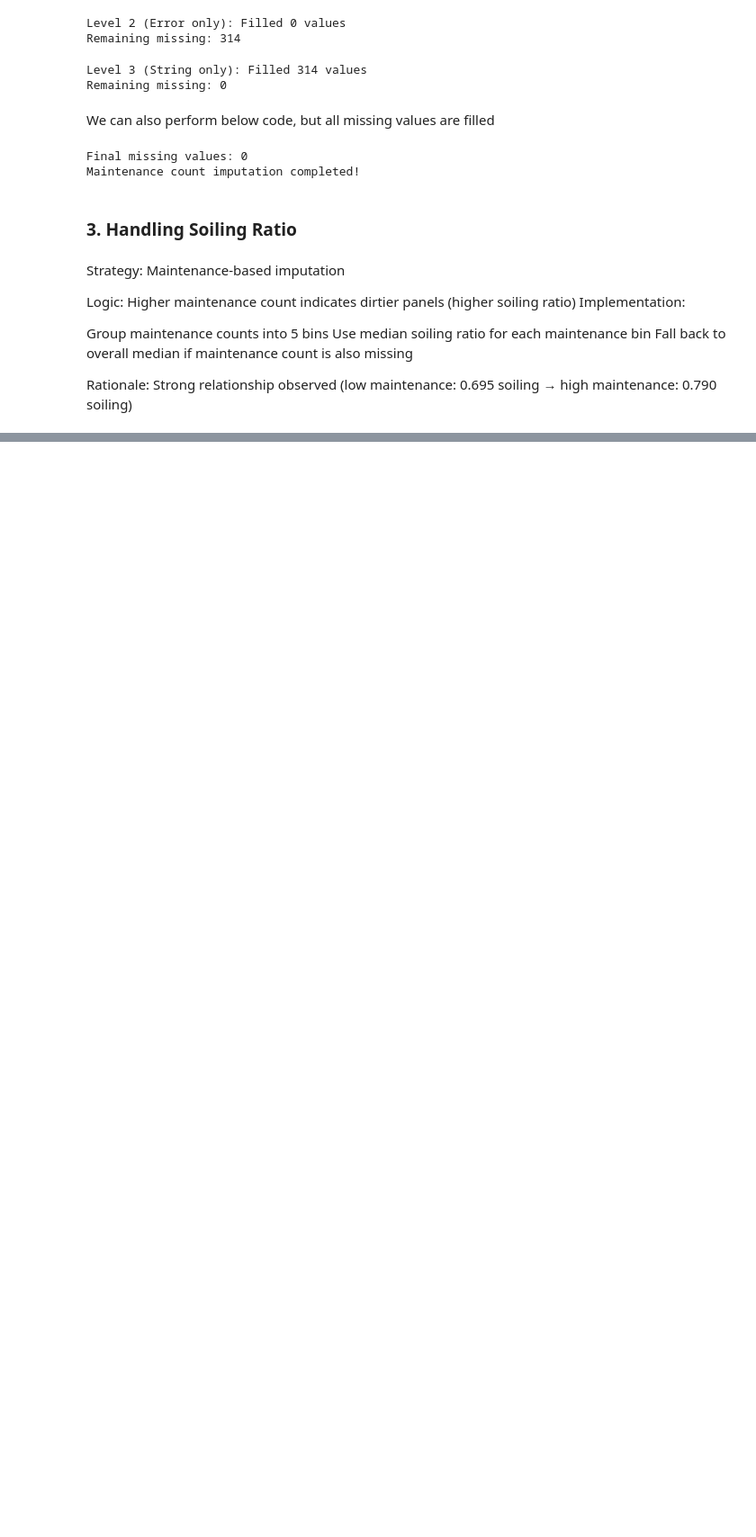
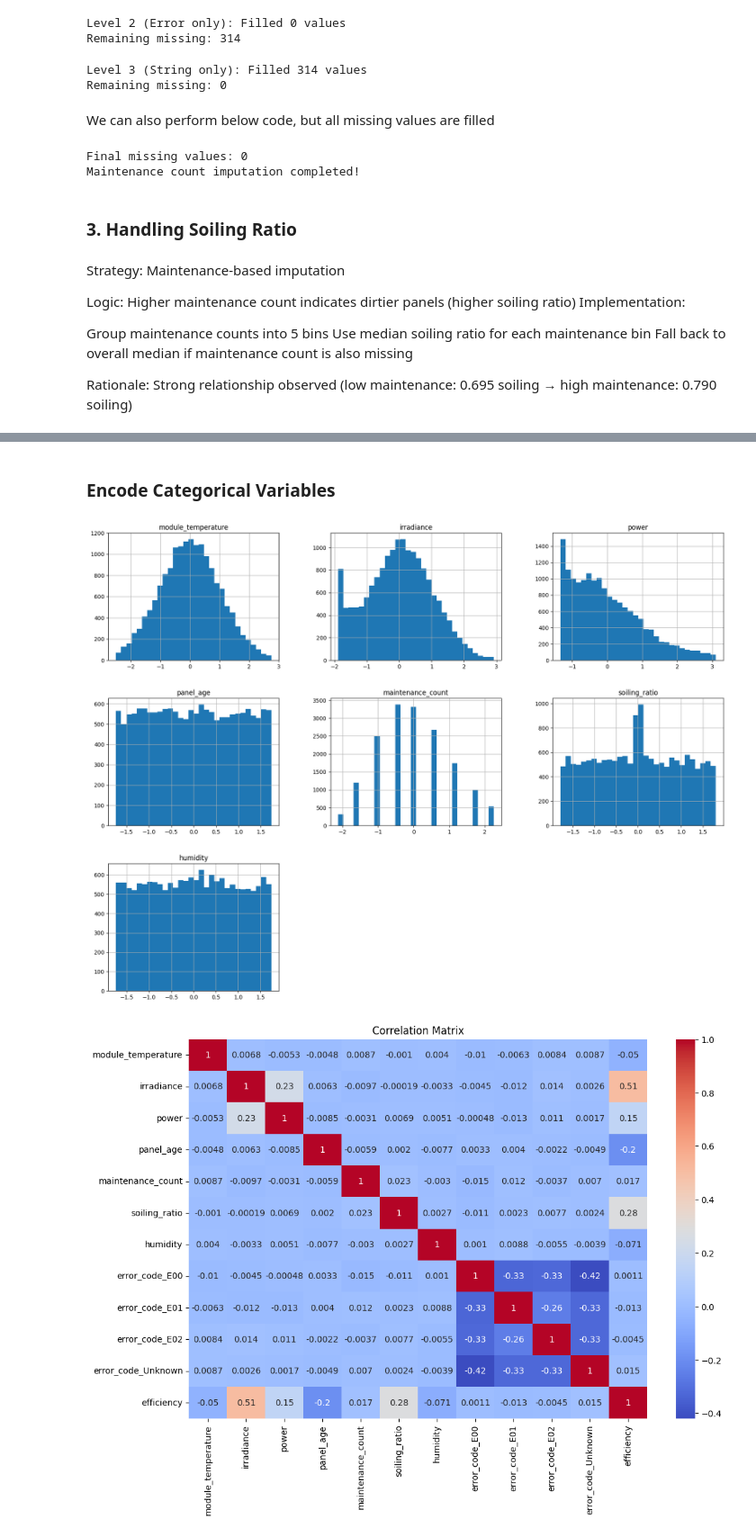
Before and after one commit to rxhulshxrmx/zelestra_challenge, a Jupyter notebook: data_analysis.ipynb, the cells around one changed output, grey strips where cells are left out. Shown at 90% size. Saved outputs shown, nothing was run; the diff lists cells and outputs as text; code cells hidden in the pictures; blank space fills up the shorter version.

Commit message:
Add data analysis notebook, cleaned data, requirements, and gitignore

```diff
--- a/data_analysis.ipynb
+++ b/data_analysis.ipynb
@@ -402,0 +732,20 @@ Final missing values: 0
+# %%
+# Define the features you want to process
+features = ['module_temperature', 'irradiance', 'power', 'panel_age', 'maintenance_count', 'soiling_ratio', 'humidity']
+
+# Function to remove outliers using IQR
+def remove_outliers(df, columns):
+    for column in columns:
+        Q1 = df[column].quantile(0.25)
+        Q3 = df[column].quantile(0.75)
+        IQR = Q3 - Q1
+        lower_bound = Q1 - 1.5 * IQR
+        upper_bound = Q3 + 1.5 * IQR
+        df = df[(df[column] >= lower_bound) & (df[column] <= upper_bound)]
+    return df
+
+# Remove outliers from the train_data
+train_data_cleaned = remove_outliers(train_data, features)
+# %%
+# Create a new DataFrame with the cleaned data
+cleaned_df = train_data_cleaned[features + ['error_code', 'efficiency']].copy()
@@ -402,0 +761,29 @@ Final missing values: 0
+# %% [markdown]
+### Encode Categorical Variables
+# %%
+# One-hot encode the 'error_code' column
+cleaned_df = pd.get_dummies(cleaned_df, columns=['error_code'])
+# %%
+from sklearn.preprocessing import StandardScaler
+
+# Initialize the scaler
+scaler = StandardScaler()
+
+# Scale the features
+cleaned_df[features] = scaler.fit_transform(cleaned_df[features])
+# %%
+import matplotlib.pyplot as plt
+import seaborn as sns
+
+# Plot histograms for numerical features
+cleaned_df[features].hist(bins=30, figsize=(20, 15))
+plt.show()
+
+# Plot correlation matrix
+plt.figure(figsize=(12, 8))
+sns.heatmap(cleaned_df.corr(), annot=True, cmap='coolwarm')
+plt.title('Correlation Matrix')
+plt.show()
+# %% [output]
+[figure, added]
+[figure, added]
```
Also changed, not shown: parts of 22 cells of this notebook, 3 other files.
